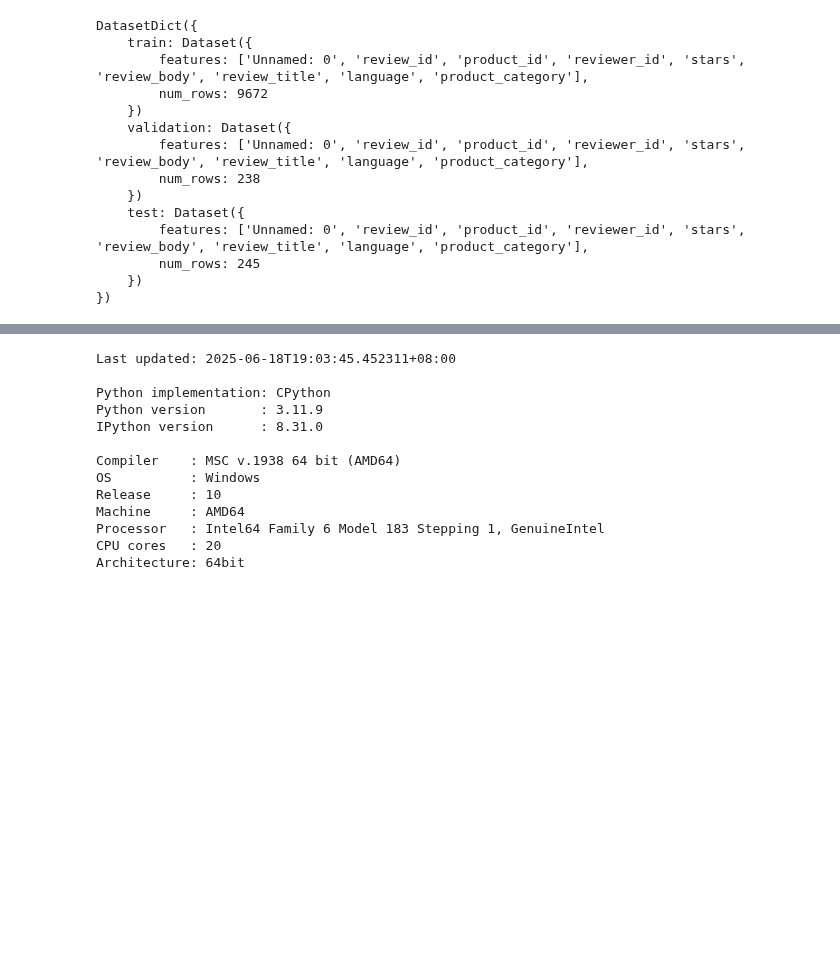
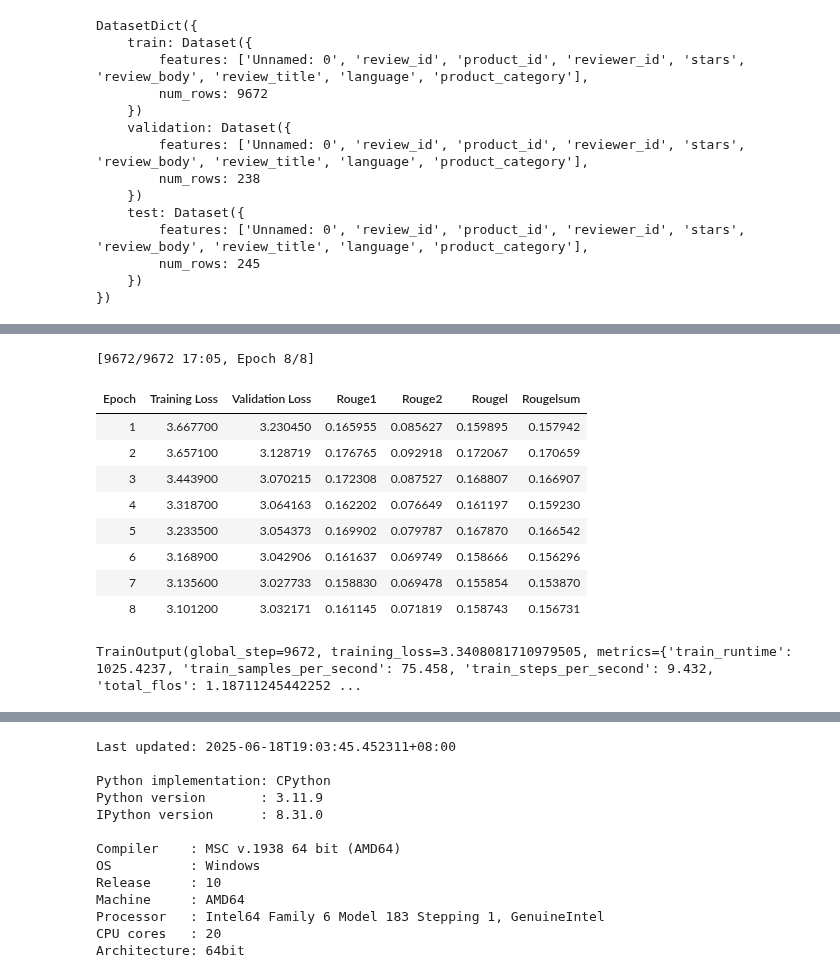
Before and after one commit to minimartzz/learning, a Jupyter notebook: huggingface_llm/7a_NLP_tasks.ipynb, the cells around one changed output, grey strips where cells are left out. Saved outputs shown, nothing was run; the diff lists cells and outputs as text; code cells hidden in the pictures; blank space fills up the shorter version.

```diff
--- a/huggingface_llm/7a_NLP_tasks.ipynb
+++ b/huggingface_llm/7a_NLP_tasks.ipynb
@@ -511,0 +630,33 @@ DatasetDict({
+# %%
+def compute_metrics(eval_pred):
+  predictions, labels = eval_pred
+  # Check the datatype of the prediction
+  if isinstance(predictions, tuple):
+    predictions = predictions[0]
+  if np.issubdtype(predictions.dtype, np.floating):
+    predictions = np.argmax(predictions, axis=-1)
+
+  predictions = np.nan_to_num(predictions, nan=0, posinf=0, neginf=0)
+  predictions = predictions.clip(min=0).astype(np.int32)
+
+  # Decode predictions
+  decoded_preds = tokenizer.batch_decode(predictions, skip_special_tokens=True)
+
+  # Decode labels
+  labels = np.where(labels != -100, labels, tokenizer.pad_token_id)
+  decoded_labels = tokenizer.batch_decode(labels, skip_special_tokens=True)
+
+  # ROUGE requires newline after each sentence
+  cleaned_preds = ["\n".join(sent_tokenize(pred.strip())) for pred in decoded_preds]
+  cleaned_labels = ["\n".join(sent_tokenize(lab.strip())) for lab in decoded_labels]
+
+  # Compute scores
+  scores = rouge_score.compute(predictions=cleaned_preds, references=cleaned_labels, use_stemmer=True)
+
+  return scores
+# %%
+data_collator = DataCollatorForSeq2Seq(tokenizer, model=model)
+
+tokenized_dataset = tokenized_dataset.remove_columns(books_dataset['train'].column_names)
+features = [tokenized_dataset['train'][i] for i in range(2)]
+data_collator(features)
@@ -511,0 +681,24 @@ DatasetDict({
+# %%
+trainer = Seq2SeqTrainer(
+  model,
+  args,
+  train_dataset=tokenized_dataset['train'],
+  eval_dataset=tokenized_dataset['validation'],
+  data_collator=data_collator,
+  tokenizer=tokenizer,
+  compute_metrics=compute_metrics
+)
+
+trainer.train()
+# %% [output]
+[9672/9672 17:05, Epoch 8/8]
+| Epoch | Training Loss | Validation Loss | Rouge1 | Rouge2 | Rougel | Rougelsum |
+| 1 | 3.667700 | 3.230450 | 0.165955 | 0.085627 | 0.159895 | 0.157942 |
+| 2 | 3.657100 | 3.128719 | 0.176765 | 0.092918 | 0.172067 | 0.170659 |
+| 3 | 3.443900 | 3.070215 | 0.172308 | 0.087527 | 0.168807 | 0.166907 |
+| 4 | 3.318700 | 3.064163 | 0.162202 | 0.076649 | 0.161197 | 0.159230 |
+| 5 | 3.233500 | 3.054373 | 0.169902 | 0.079787 | 0.167870 | 0.166542 |
+| 6 | 3.168900 | 3.042906 | 0.161637 | 0.069749 | 0.158666 | 0.156296 |
+| 7 | 3.135600 | 3.027733 | 0.158830 | 0.069478 | 0.155854 | 0.153870 |
+| 8 | 3.101200 | 3.032171 | 0.161145 | 0.071819 | 0.158743 | 0.156731 |
+TrainOutput(global_step=9672, training_loss=3.3408081710979505, metrics={'train_runtime': 1025.4237, 'train_samples_per_second': 75.458, 'train_steps_per_second': 9.432, 'total_flos': 1.18711245442252 ...
```
Also changed, not shown: parts of 27 cells of this notebook.
